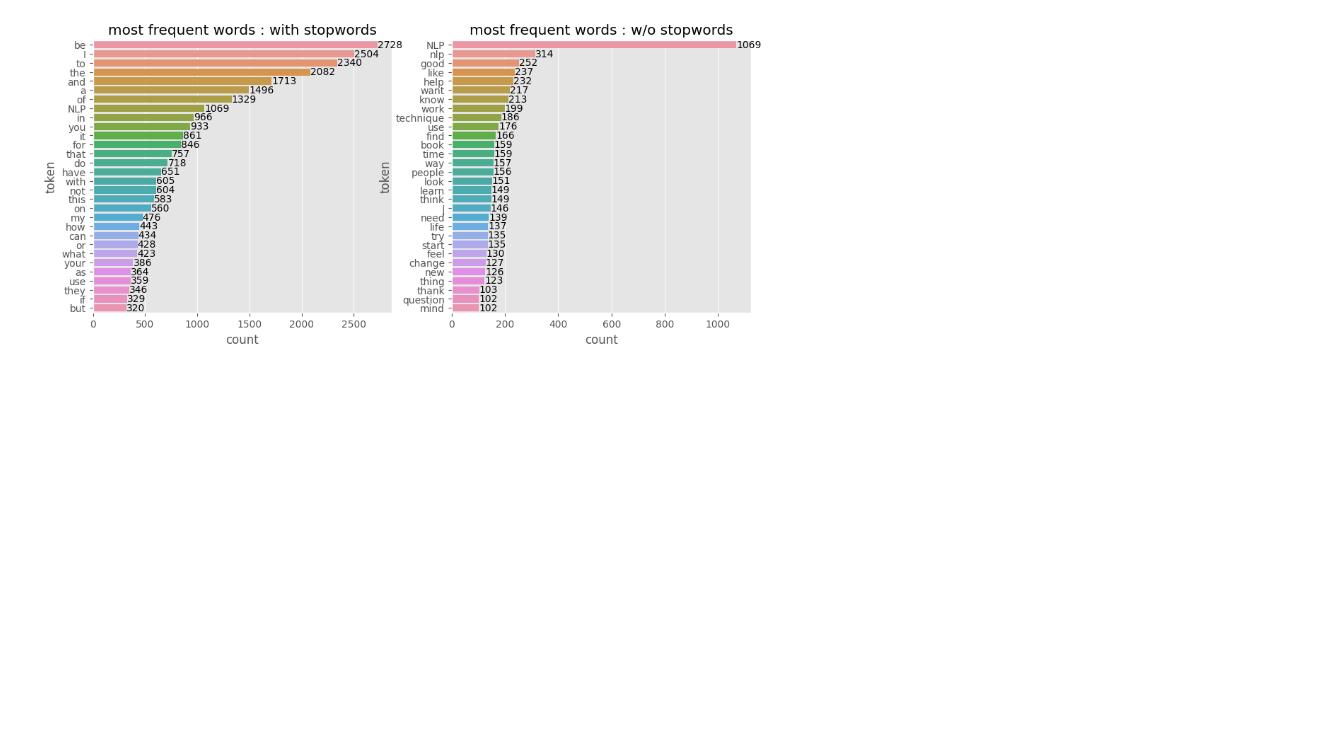
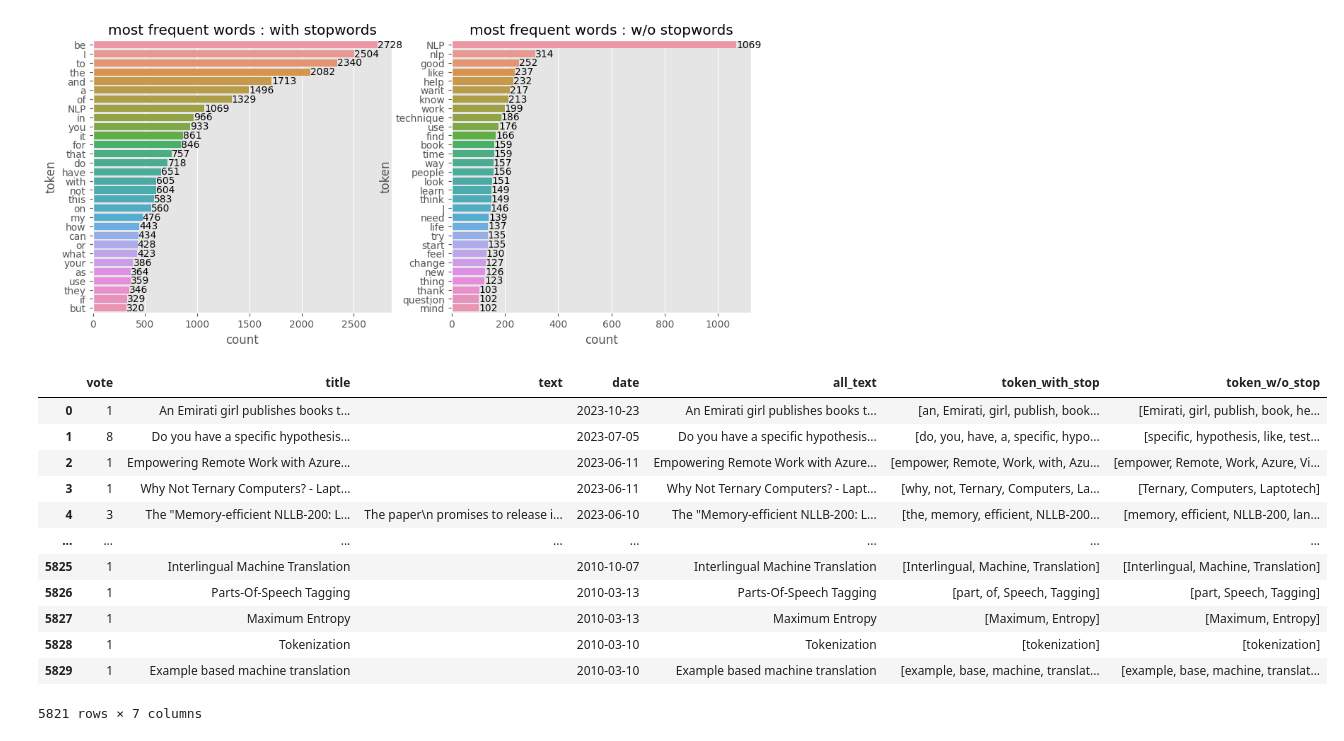
Before and after one commit to nozomiyamada/DSI3, a Jupyter notebook: Project3/code/preprocessing.ipynb, the cells around one changed output. Drawn from its saved outputs; the diff is of its cells as text; code cells hidden in the pictures; blank space fills up the shorter version.

```diff
--- a/Project3/code/preprocessing.ipynb
+++ b/Project3/code/preprocessing.ipynb
@@ -301,3 +301,19 @@ ax.bar_label(ax.containers[0])
 plt.title('most frequent words : w/o stopwords');
 # %% [output]
 [figure]
+# %%
+df
+# %% [output]
+|  | vote | title | text | date | all_text | token_with_stop | token_w/o_stop |
+| 0 | 1 | An Emirati girl publishes books t... |  | 2023-10-23 | An Emirati girl publishes books t... | [an, Emirati, girl, publish, book... | [Emirati, girl, publish, book, he... |
+| 1 | 8 | Do you have a specific hypothesis... |  | 2023-07-05 | Do you have a specific hypothesis... | [do, you, have, a, specific, hypo... | [specific, hypothesis, like, test... |
+| 2 | 1 | Empowering Remote Work with Azure... |  | 2023-06-11 | Empowering Remote Work with Azure... | [empower, Remote, Work, with, Azu... | [empower, Remote, Work, Azure, Vi... |
+| 3 | 1 | Why Not Ternary Computers? - Lapt... |  | 2023-06-11 | Why Not Ternary Computers? - Lapt... | [why, not, Ternary, Computers, La... | [Ternary, Computers, Laptotech] |
+| 4 | 3 | The "Memory-efficient NLLB-200: L... | The paper\n promises to release i... | 2023-06-10 | The "Memory-efficient NLLB-200: L... | [the, memory, efficient, NLLB-200... | [memory, efficient, NLLB-200, lan... |
+| ... | ... | ... | ... | ... | ... | ... | ... |
+| 5825 | 1 | Interlingual Machine Translation |  | 2010-10-07 | Interlingual Machine Translation | [Interlingual, Machine, Translation] | [Interlingual, Machine, Translation] |
+| 5826 | 1 | Parts-Of-Speech Tagging |  | 2010-03-13 | Parts-Of-Speech Tagging | [part, of, Speech, Tagging] | [part, Speech, Tagging] |
+| 5827 | 1 | Maximum Entropy |  | 2010-03-13 | Maximum Entropy | [Maximum, Entropy] | [Maximum, Entropy] |
+| 5828 | 1 | Tokenization |  | 2010-03-10 | Tokenization | [tokenization] | [tokenization] |
+| 5829 | 1 | Example based machine translation |  | 2010-03-10 | Example based machine translation | [example, base, machine, translat... | [example, base, machine, translat... |
+5821 rows × 7 columns
```
Also changed, not shown: 10 other files.
